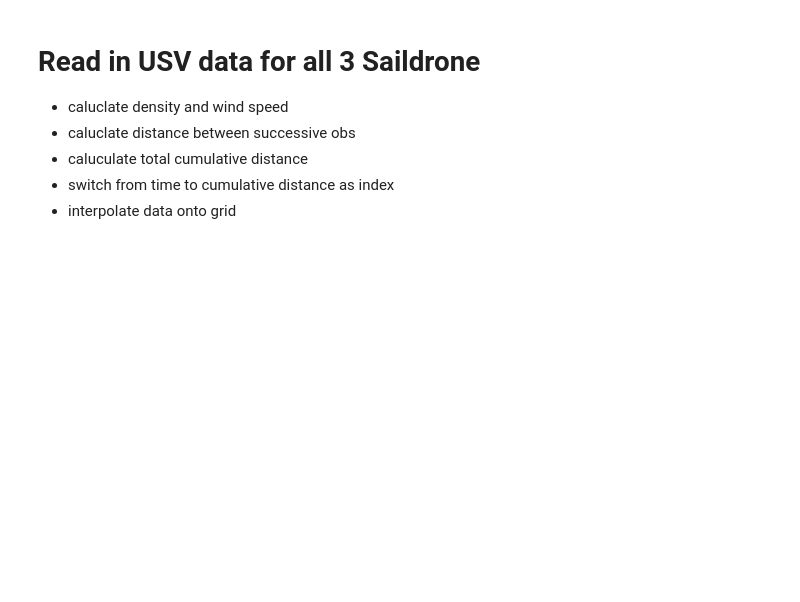
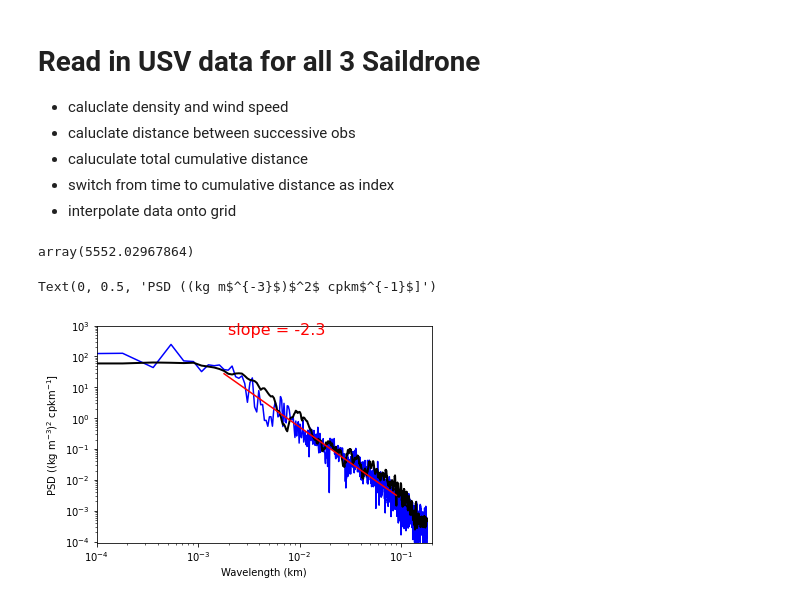
Before and after one commit to ssandiford/paper_software, a Jupyter notebook: 2020_ATOMIC_bjorn/ATOMIC_spectrum_Salinity_plot_figure11.ipynb, the cells around one changed output. Drawn from its saved outputs; the diff is of its cells as text; code cells hidden in the pictures; blank space fills up the shorter version.

```diff
--- a/2020_ATOMIC_bjorn/ATOMIC_spectrum_Salinity_plot_figure11.ipynb
+++ b/2020_ATOMIC_bjorn/ATOMIC_spectrum_Salinity_plot_figure11.ipynb
@@ -131,9 +175,9 @@ for iusv in range(3):
     ds_usv.close()
 
 #    #make diruanl plot
-    xlon=ds_usv.longitude.data
+    xlon=ds_usv.longitude.ffill(dim='time').data
     time_offset_to_lmt=(xlon/360.)*24.*60
-    tem = ds_usv.time+time_offset_to_lmt*np.timedelta64(1,'m')# dt.timedelta(seconds=1)
+    tem = ds_usv.time+time_offset_to_lmt*np.timedelta64(1,'m')
     ds_usv['tlmt']=tem
 
     ds_usv2= ds_usv.swap_dims({'time':'tlmt'})
@@ -164,6 +208,54 @@ for iusv in range(3):
     else:
         ds = xr.concat([ds,ds_usv],dim='trajectory')
 ds_saildrone = ds.copy(deep=True)
+# %%
+data.dist_total.max(dim='time').min().data
+# %% [output]
+array(5552.02967864)
+# %%
+    import spectrum
+    var = 'density_mean'
+    #sp,sm,freq = spec_dist(ds_saildrone,var)
+    data = ds_saildrone
+    ps_all,ps_all2=[],[]
+    mindist = data.dist_total.max(dim='time').min().data
+    for iusv in range(3):
+        ds_usv = data.isel(trajectory=iusv)
+        ds2 = ds_usv.assign_coords(dist_total = ds_usv.dist_total)
+        ds3 = ds2.swap_dims({'time':'dist_total'})
+        ds3 = ds3.sel(dist_total=slice(0,mindist))
+        dist_interp = np.arange(ds2.dist_total[0],ds2.dist_total[-1],1) #0.08)
+        ds4 = ds3.interp(dist_total=dist_interp)
+        den = ds4[var].interpolate_na(dim='dist_total')
+        den = den.where(np.isfinite(den),drop=True)
+        ds4_detrend = signal.detrend(den)
+        freq, Pxx_den = signal.periodogram(ds4_detrend,1) #/0.08)  #fs = 1 min sampled at 80m
+        ps_all.append(Pxx_den[0:10000])
+        Sk_complex, weights, eigenvalues = spectrum.pmtm(ds4_detrend, NW=3.5, k=4, show=False)
+        Sk = np.mean((abs(Sk_complex)**2) * weights.T, axis=0)
+        ps_all2.append(Sk[0:10000])
+    sp,sm = np.mean(np.vstack(ps_all),axis=0),np.mean(np.vstack(ps_all2),axis=0)
+
+    dmin,dmax=np.floor(1000000*min(sp[1:1000]))/10000/9,np.ceil(max(sp[1:1000])/1000)*1000*2
+    plt.loglog(freq[0:1000], sp[0:1000],'b')
+    plt.loglog(freq[0:1000], sm[0:1000],'k',lw=2)
+    plt.ylim([dmin/8,dmax/2])
+    plt.xlim([10e-5,.2])
+    ifit=500
+    istart,iend=10,ifit
+    XX = np.log(freq[istart:iend])
+    YY = np.log(sp[istart:iend])
+    reg = LinearRegression().fit(XX.reshape(-1, 1), YY)
+    a = float(reg.coef_)
+    b = -1*float(reg.intercept_)
+    plt.loglog(freq[istart:iend], freq[istart:iend]**(a)/np.exp(b),'r') #test from fit
+    slp_str = 'slope = '+"{:.1f}".format(a)
+    plt.text(freq[istart+1],freq[istart]**(a)/np.exp(b)+500,slp_str,fontsize=16,color='r')
+    plt.xlabel('Wavelength (km)')
+    plt.ylabel('PSD ((kg m$^{-3}$)$^2$ cpkm$^{-1}$]')
+# %% [output]
+Text(0, 0.5, 'PSD ((kg m$^{-3}$)$^2$ cpkm$^{-1}$]')
+[figure, added]
 # %%
 
 freq_usv,freq2_usv,Pxx_den_usv,Pxx_den_welch_usv = spectrum(ds)
```
Also changed, not shown: parts of 1 cell of this notebook, 1 other file.
